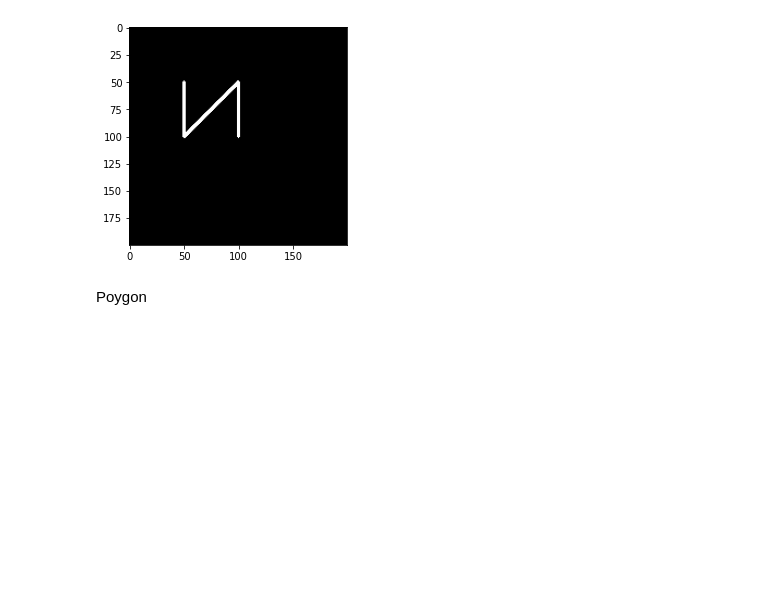
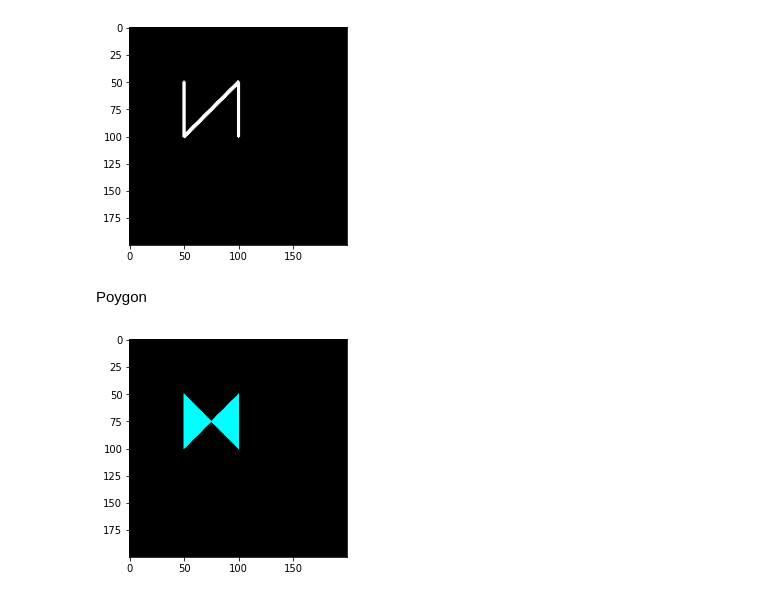
Before and after one commit to NamjuLee/Data-Design-AI-for-Urban-Data-and-Viz-Harvard-GSD-public, a Jupyter notebook: src/PART_04_Geometry_Data/LAB_02_LinePolylinePolygon.ipynb, the cells around one changed output. Saved outputs shown, nothing was run; the diff lists cells and outputs as text; code cells hidden in the pictures; blank space fills up the shorter version.

```diff
--- a/src/PART_04_Geometry_Data/LAB_02_LinePolylinePolygon.ipynb
+++ b/src/PART_04_Geometry_Data/LAB_02_LinePolylinePolygon.ipynb
@@ -136,3 +138,14 @@ renderPolyline(pline)
 [figure]
 # %% [markdown]
 Poygon
+# %%
+def renderPolygon(pts):
+    canvas = np.zeros((200, 200, 3), np.uint8)
+    pts = np.array(pts, np.int32)
+    cv2.fillPoly(canvas, [pts], (0,255,255))
+    plt.imshow(canvas)
+# %%
+pline = [ [50, 50], [50, 100], [100, 50], [100, 100] ]
+renderPolygon(pline)
+# %% [output]
+[figure, added]
```
Also changed, not shown: parts of 4 cells of this notebook, 7 other files.
